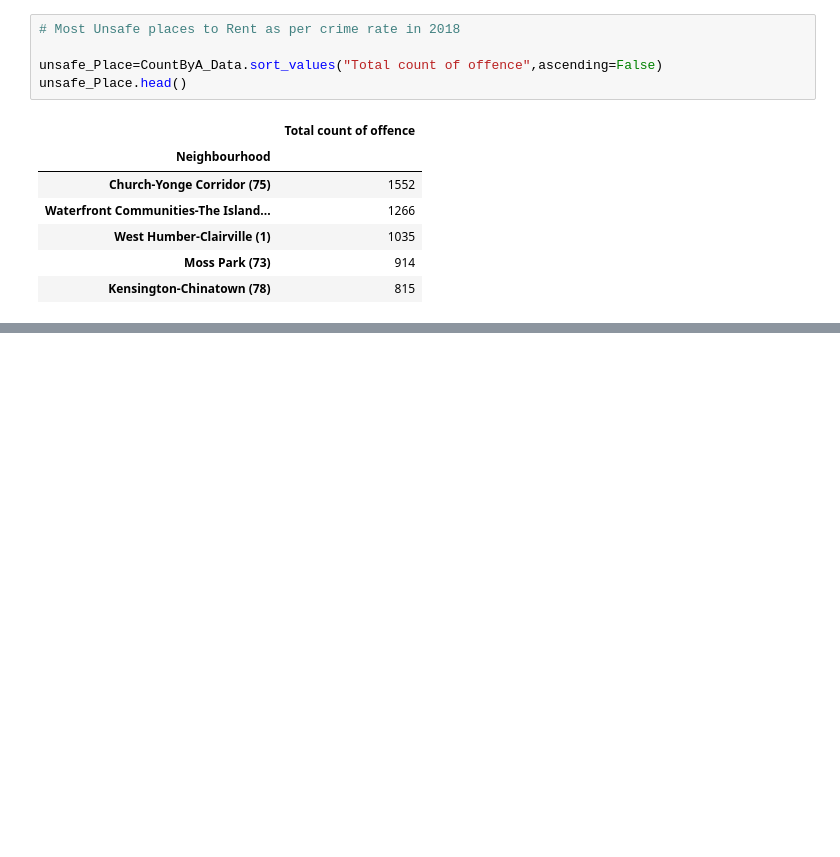
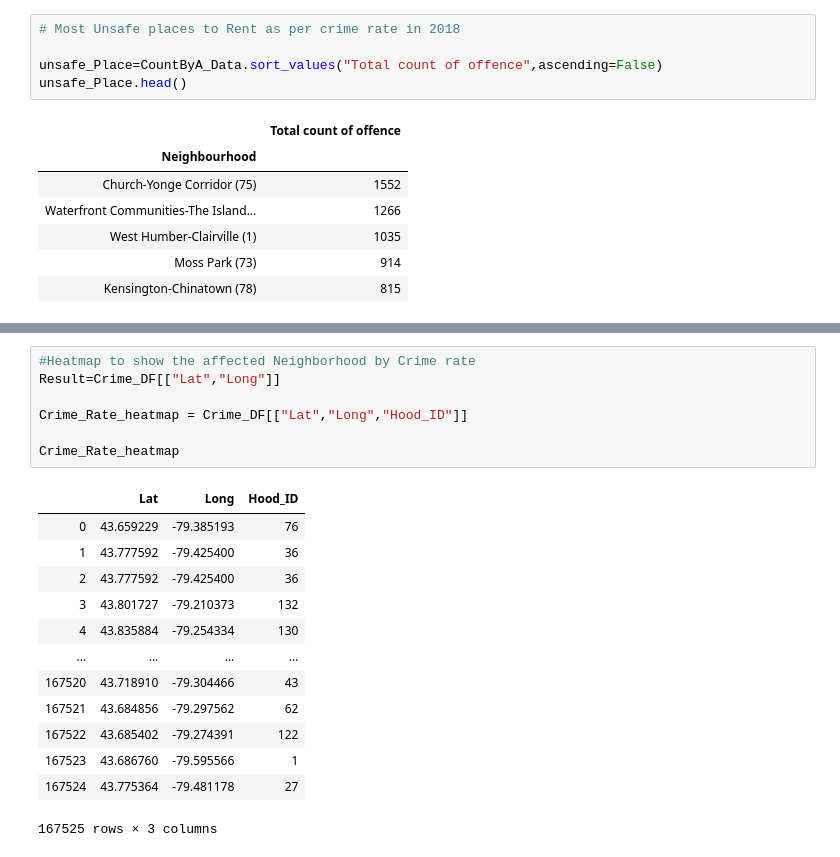
Before and after one commit to NitinMadaan/TDOT-Project, a Jupyter notebook: Project1.ipynb, the cells around one changed output, grey strips where cells are left out. Drawn from its saved outputs; the diff is of its cells as text; blank space fills up the shorter version.

```diff
--- a/Project1.ipynb
+++ b/Project1.ipynb
@@ -346,2 +384,23 @@ plt.grid(alpha = .4)
 # %% [output]
 [figure]
+# %%
+#Heatmap to show the affected Neighborhood by Crime rate
+Result=Crime_DF[["Lat","Long"]]
+
+Crime_Rate_heatmap = Crime_DF[["Lat","Long","Hood_ID"]]
+
+Crime_Rate_heatmap
+# %% [output]
+|  | Lat | Long | Hood_ID |
+| 0 | 43.659229 | -79.385193 | 76 |
+| 1 | 43.777592 | -79.425400 | 36 |
+| 2 | 43.777592 | -79.425400 | 36 |
+| 3 | 43.801727 | -79.210373 | 132 |
+| 4 | 43.835884 | -79.254334 | 130 |
+| ... | ... | ... | ... |
+| 167520 | 43.718910 | -79.304466 | 43 |
+| 167521 | 43.684856 | -79.297562 | 62 |
+| 167522 | 43.685402 | -79.274391 | 122 |
+| 167523 | 43.686760 | -79.595566 | 1 |
+| 167524 | 43.775364 | -79.481178 | 27 |
+167525 rows × 3 columns
```
Also changed, not shown: parts of 13 cells of this notebook, 8 other files.
